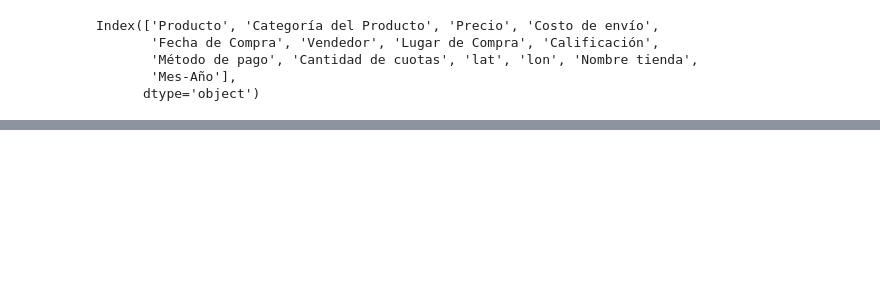
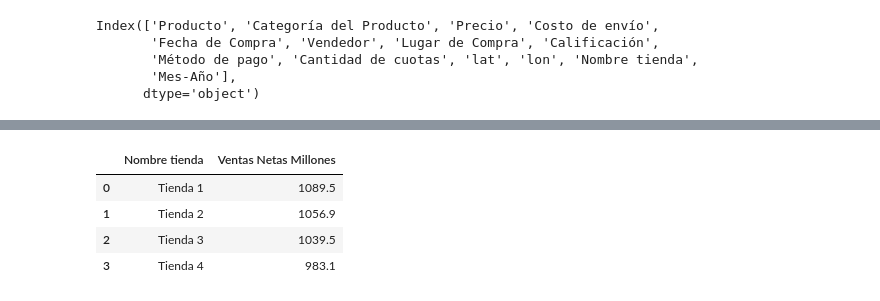
Before and after one commit to Manuel-Mantilla/Challenge-Store, a Jupyter notebook: AluraStoreLatam.ipynb, the cells around one changed output, grey strips where cells are left out. Saved outputs shown, nothing was run; the diff lists cells and outputs as text; code cells hidden in the pictures; blank space fills up the shorter version.

```diff
--- a/AluraStoreLatam.ipynb
+++ b/AluraStoreLatam.ipynb
@@ -568,0 +581,13 @@ Promedio de envio más costoso para la tienda 3:     $44750 a Soacha
+# %%
+df_ventas_netas = df_tiendas.copy()
+df_ventas_netas["Ventas netas"] = df_ventas_netas["Precio"] - df_ventas_netas["Costo de envío"]
+
+ventas_netas_por_tienda = df_ventas_netas.groupby("Nombre tienda")["Ventas netas"].sum().reset_index()
+ventas_netas_por_tienda["Ventas Netas Millones"] = ventas_netas_por_tienda["Ventas netas"].apply(lambda x: round(x/1_000_000, 1))
+ventas_netas_por_tienda[["Nombre tienda","Ventas Netas Millones"]]
+# %% [output]
+|  | Nombre tienda | Ventas Netas Millones |
+| 0 | Tienda 1 | 1089.5 |
+| 1 | Tienda 2 | 1056.9 |
+| 2 | Tienda 3 | 1039.5 |
+| 3 | Tienda 4 | 983.1 |
```
Also changed, not shown: parts of 6 cells of this notebook.
